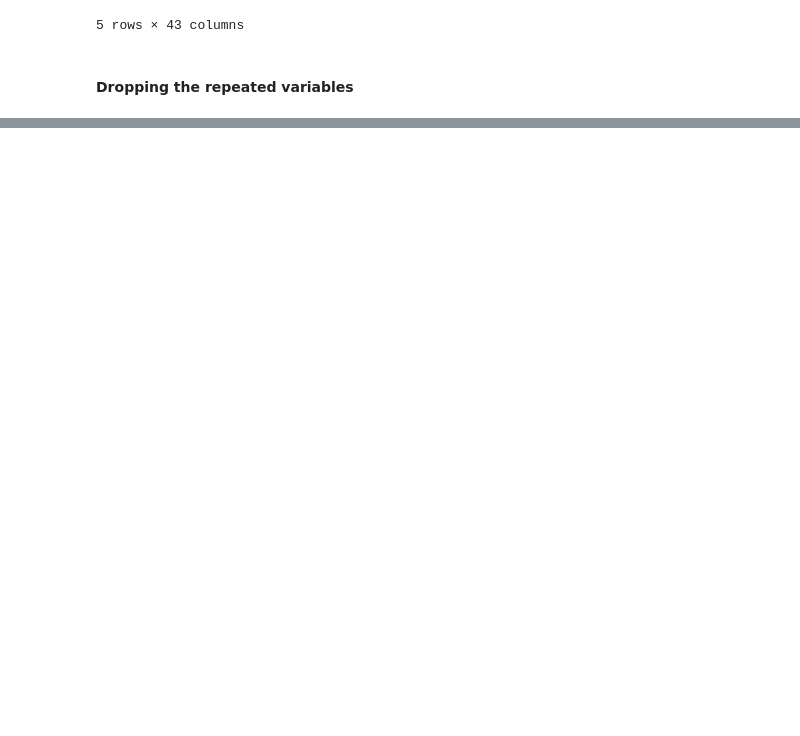
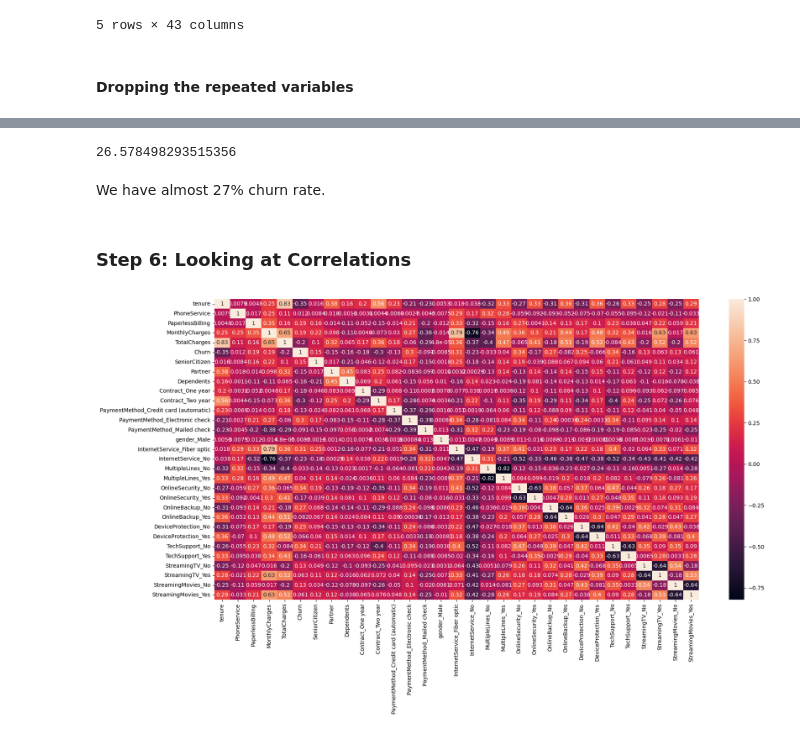
Before and after one commit to RavishankarDuMCA10/Multivariate-Logistic-Regression---Telecom-Churn, a Jupyter notebook: Multivariate-Logistic-Regression---Telecom-Churn.ipynb, the cells around one changed output, grey strips where cells are left out. Drawn from its saved outputs; the diff is of its cells as text; code cells hidden in the pictures; blank space fills up the shorter version.

```diff
--- a/Multivariate-Logistic-Regression---Telecom-Churn.ipynb
+++ b/Multivariate-Logistic-Regression---Telecom-Churn.ipynb
@@ -247,0 +312,3 @@ Name: OnlineBackup, dtype: int64
+# %%
+# Removing NaN TotalCharges rows
+telecom = telecom[~np.isnan(telecom['TotalCharges'])]
@@ -247,0 +385,11 @@ Name: OnlineBackup, dtype: int64
+# %%
+# Checking the churn rate
+
+churn = (sum(telecom['Churn'])/len(telecom['Churn'].index))* 100
+churn
+# %% [output]
+26.578498293515356
+# %% [markdown]
+We have almost 27% churn rate.
+# %% [markdown]
+### Step 6: Looking at Correlations
@@ -247,0 +401,7 @@ Name: OnlineBackup, dtype: int64
+# %%
+# Let's see the correlation matrix
+plt.figure(figsize=(20, 10))
+sns.heatmap(telecom.corr(), annot = True)
+plt.show()
+# %% [output]
+[figure, added]
```
Also changed, not shown: parts of 85 cells of this notebook.
